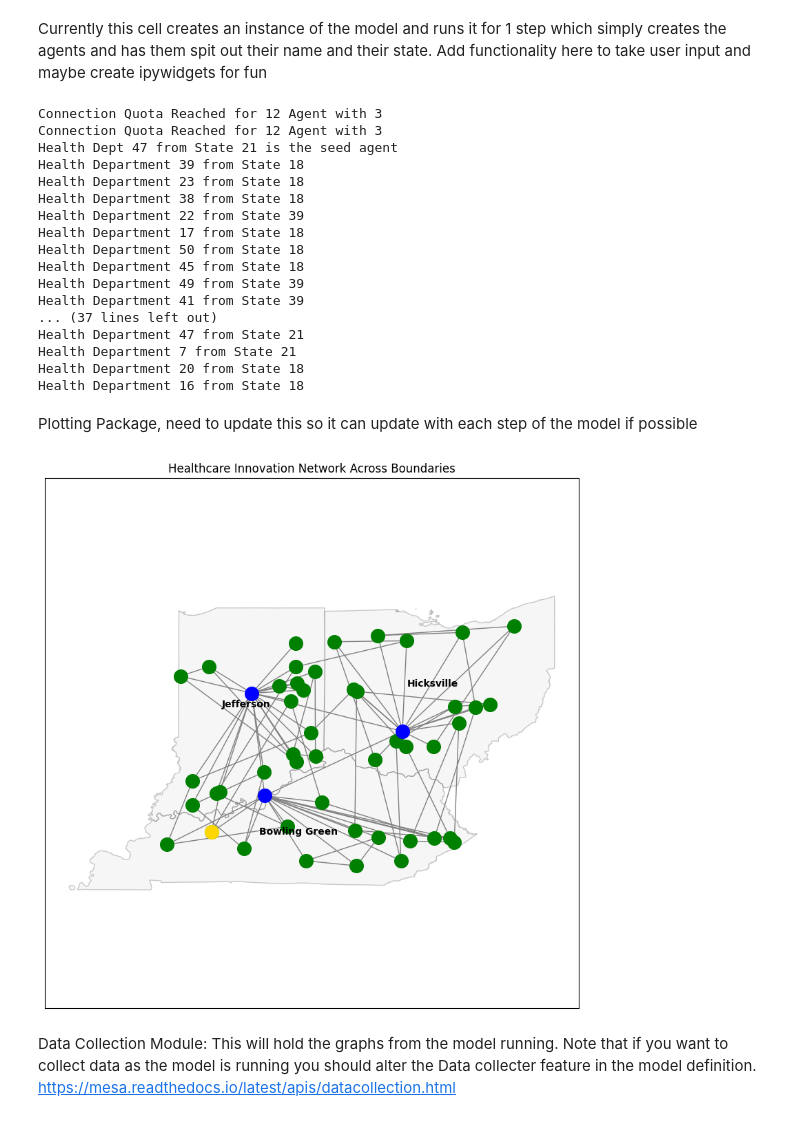
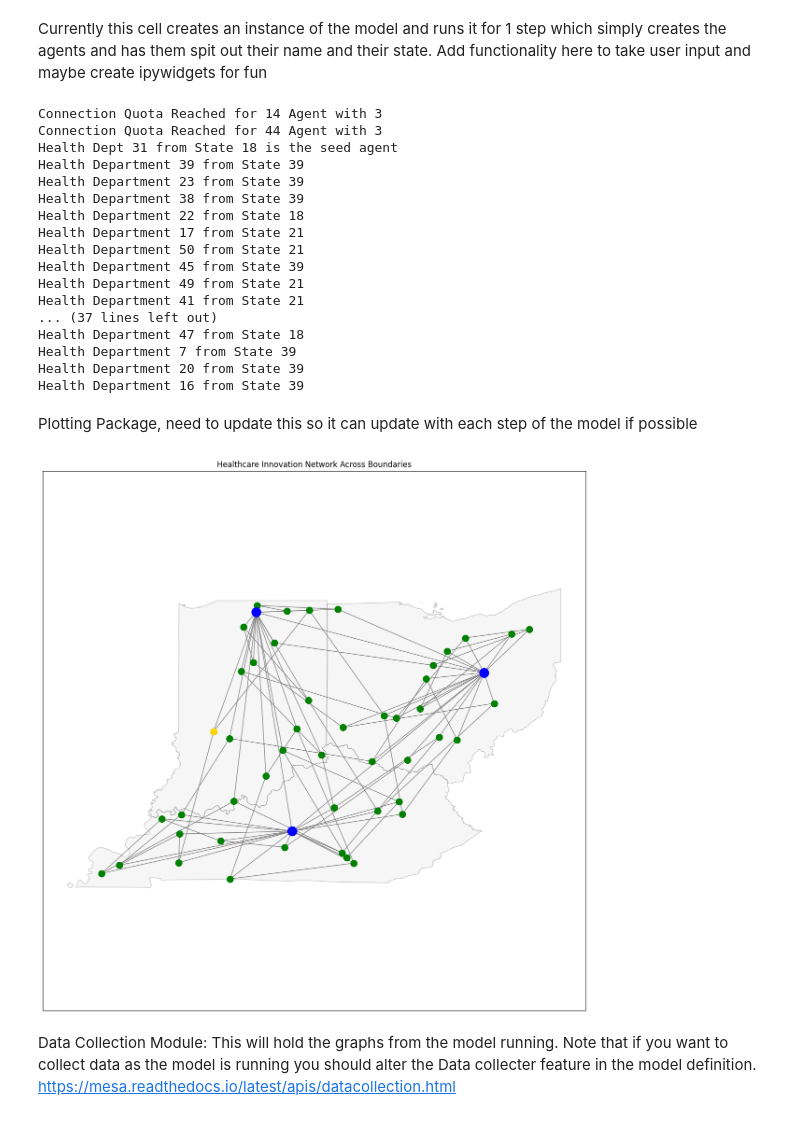
Before and after one commit to Anagh19/Complex-Systems-Project, a Jupyter notebook: CS7065_DOI_Project.ipynb, the cells around one changed output. Drawn from its saved outputs; the diff is of its cells as text; code cells hidden in the pictures.

```diff
--- a/CS7065_DOI_Project.ipynb
+++ b/CS7065_DOI_Project.ipynb
@@ -162,8 +162,9 @@ class Health_Model(mesa.Model):
     self.state_agents =[]
     for sid in STATE_IDS:
       poly = STATE_POLYGONS[sid]
-      cx, cy = poly.centroid.x, poly.centroid.y
-      pos = cx + random.uniform(-1, 1), cy + random.uniform(-1, 1)
+      #cx, cy = poly.centroid.x, poly.centroid.y
+      #pos = cx + random.uniform(-0.5,0.5), cy + random.uniform(-1, 1)
+      pos = self._get_random_point_in_polygon(poly)
       agents = Health_Agent.create_agents(model=self,n=1,agent_type="state", num_of_connections = 0,state_id = sid, pos=pos)
 
       self.state_agents.extend(agents)
@@ -248,28 +249,28 @@ Currently this cell creates an instance of the model and runs it for 1 step whic
 model = Health_Model(num_agents=50, num_states=3, initial_seed= 1, num_of_connections= 3, diffusion_mode ="gernment",dist_threshold=3, seed_includes_state=False)
 model.run_for(1)
 # %% [output]
-Connection Quota Reached for 12 Agent with 3
-Connection Quota Reached for 12 Agent with 3
-Health Dept 47 from State 21 is the seed agent
-Health Department 39 from State 18
-Health Department 23 from State 18
-Health Department 38 from State 18
-Health Department 22 from State 39
-Health Department 17 from State 18
-Health Department 50 from State 18
-Health Department 45 from State 18
-Health Department 49 from State 39
-Health Department 41 from State 39
+Connection Quota Reached for 14 Agent with 3
+Connection Quota Reached for 44 Agent with 3
+Health Dept 31 from State 18 is the seed agent
+Health Department 39 from State 39
+Health Department 23 from State 39
+Health Department 38 from State 39
+Health Department 22 from State 18
+Health Department 17 from State 21
+Health Department 50 from State 21
+Health Department 45 from State 39
+Health Department 49 from State 21
+Health Department 41 from State 21
 ... (37 lines left out)
-Health Department 47 from State 21
-Health Department 7 from State 21
-Health Department 20 from State 18
-Health Department 16 from State 18
+Health Department 47 from State 18
+Health Department 7 from State 39
+Health Department 20 from State 39
+Health Department 16 from State 39
 # %% [markdown]
 Plotting Package, need to update this so it can update with each step of the model if possible
 # %%
 
-fig, ax = plt.subplots(figsize=(10, 10))
+fig, ax = plt.subplots(figsize=(15, 15))
 
 # --- Plot state polygons ---
 for sid, poly in STATE_POLYGONS.items():
@@ -281,7 +282,7 @@ for sid, poly in STATE_POLYGONS.items():
         xs, ys = poly.exterior.xy
         ax.fill(xs, ys, alpha=0.2, fc='lightgray', ec='black')
     state_name = state_gdf.loc[sid, 'NAME'] # Get the state name
-    ax.text(poly.centroid.x, poly.centroid.y, state_name, fontsize=10, ha='center', fontweight='bold')
+    #ax.text(poly.centroid.x, poly.centroid.y, state_name, fontsize=10, ha='center', fontweight='bold')
 
 # --- Plot network ---
 positions = nx.get_node_attributes(model.network, 'pos')
@@ -294,38 +295,38 @@ local_nodes = [a.unique_id for a in model.local_agents]
 nx.draw_networkx_nodes(
     model.network,
     positions,
     nodelist=local_nodes,
-    node_color='green',
-    node_size=200,
+    node_color='green', # replace this with agent color coding
+    node_size=100,
     ax=ax
 )
 
 # Draw state agents
 state_nodes = [a.unique_id for a in model.state_agents]
 nx.draw_networkx_nodes(
     model.network,
     positions,
     nodelist=state_nodes,
-    node_color='blue',
+    node_color='blue', # eventually replace with Agent color coding
     node_size=200,
     ax=ax
 )
 
 # Draw seed agent
 nx.draw_networkx_nodes(
     model.network,
     positions,
     nodelist=[model.seed_agent.unique_id],
     node_color='gold',
-    node_size=200,
+    node_size=100,
     ax=ax
 )
 
 plt.title("Healthcare Innovation Network Across Boundaries")
 plt.axis("equal")
 plt.show()
 # %% [output]
-[figure, old version]
+[figure, new version]
 # %% [markdown]
 Data Collection Module:
 This will hold the graphs from the model running. Note that if you want to collect data as the model is running you should alter the Data collecter feature in the model definition. https://mesa.readthedocs.io/latest/apis/datacollection.html
```
